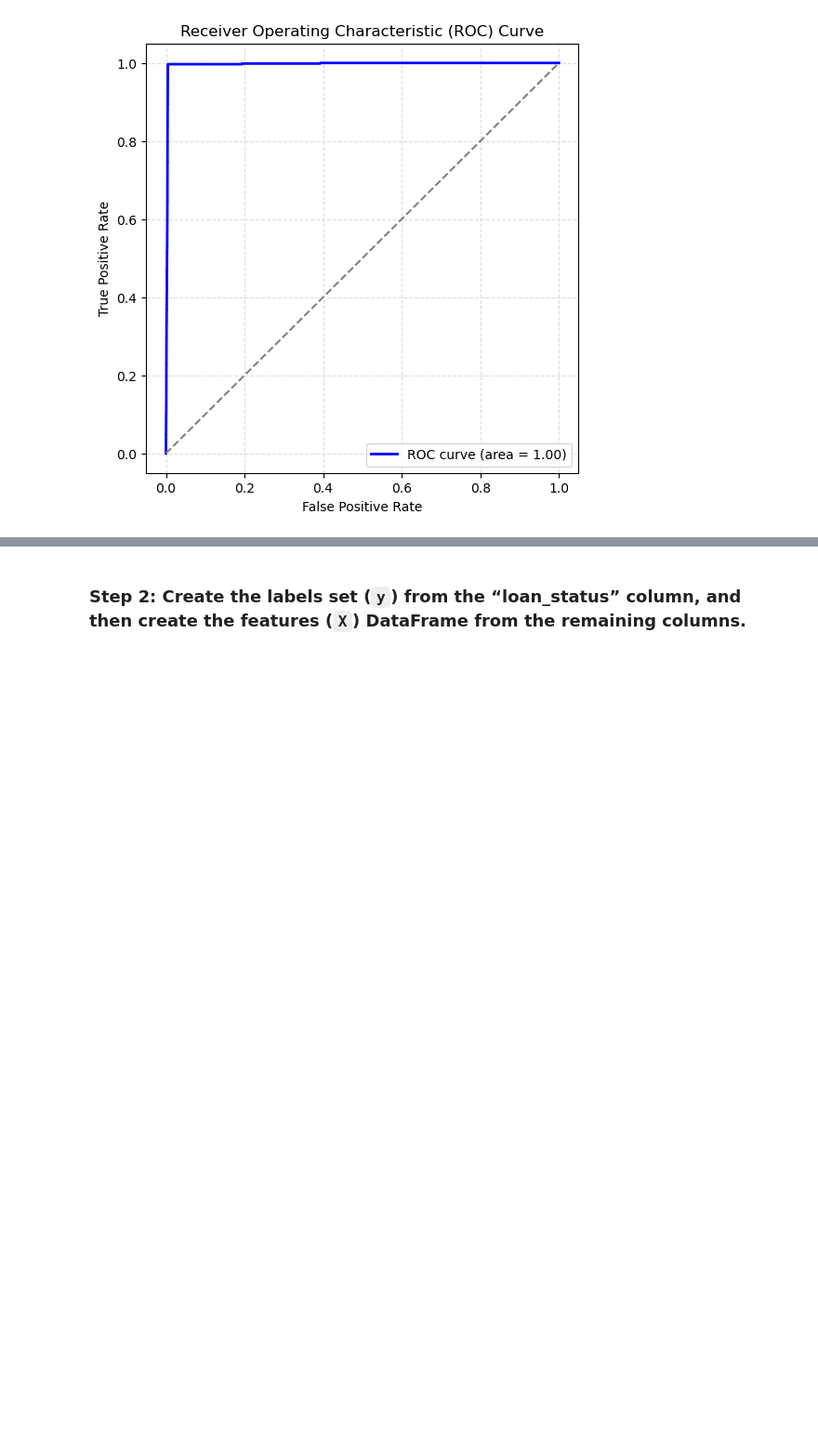
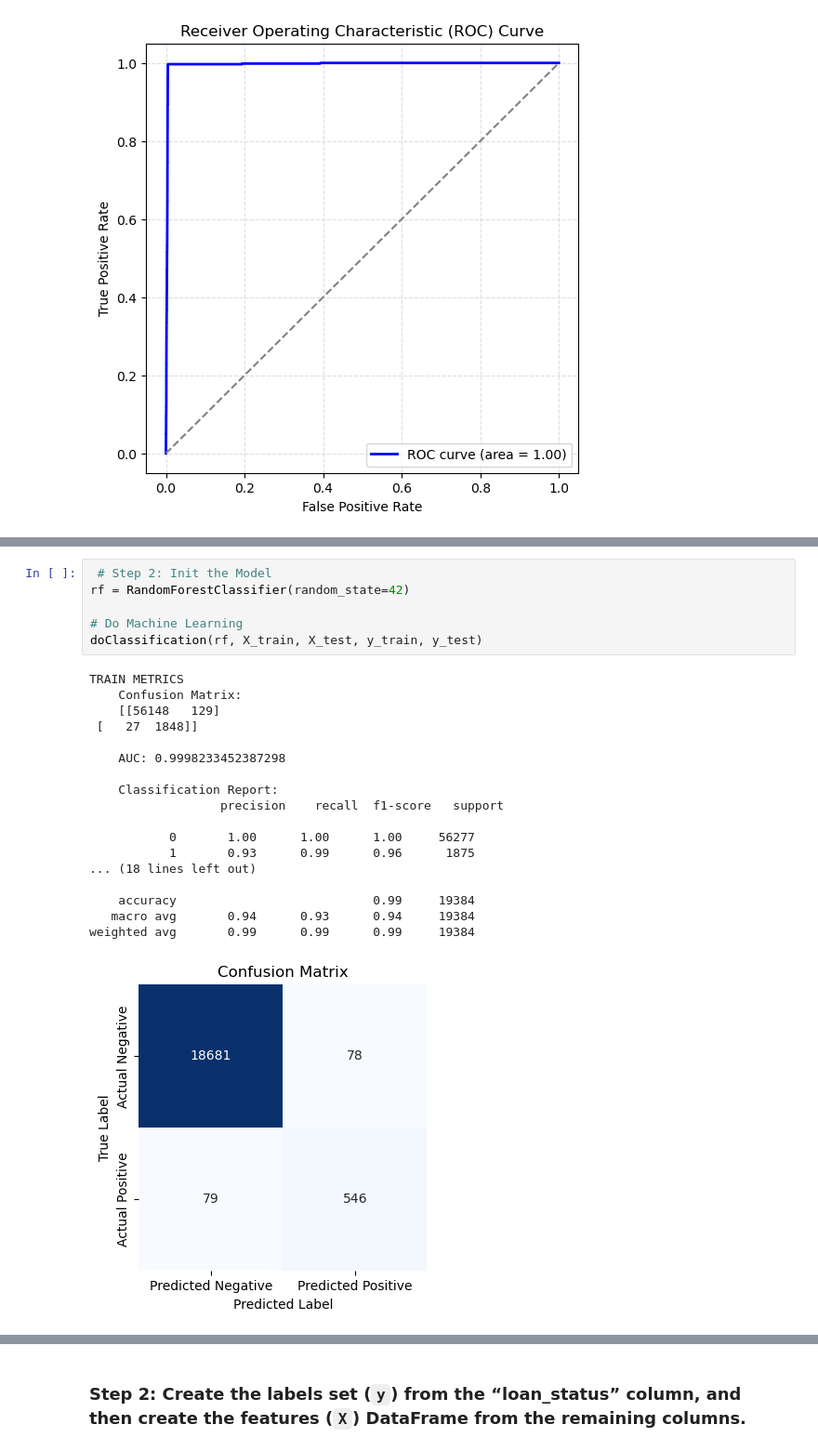
Before and after one commit to ajmonte0920/20_da_sep2024_hw_20_credit-risk-classification, a Jupyter notebook: Credit_Risk/credit_risk_classification.ipynb, the cells around one changed output, grey strips where cells are left out. Shown: that part at 93% size. Drawn from its saved outputs; the diff is of its cells as text; blank space fills up the shorter version.

```diff
--- a/Credit_Risk/credit_risk_classification.ipynb
+++ b/Credit_Risk/credit_risk_classification.ipynb
@@ -286,0 +313,25 @@ weighted avg       1.00      0.99      0.99     19384
+# %%
+ # Step 2: Init the Model
+rf = RandomForestClassifier(random_state=42)
+
+# Do Machine Learning
+doClassification(rf, X_train, X_test, y_train, y_test)
+# %% [output]
+TRAIN METRICS
+    Confusion Matrix:
+    [[56148   129]
+ [   27  1848]]
+
+    AUC: 0.9998233452387298
+
+    Classification Report:
+                  precision    recall  f1-score   support
+
+           0       1.00      1.00      1.00     56277
+           1       0.93      0.99      0.96      1875
+... (18 lines left out)
+
+    accuracy                           0.99     19384
+   macro avg       0.94      0.93      0.94     19384
+weighted avg       0.99      0.99      0.99     19384
+[figure, added]
```
Also changed, not shown: parts of 3 cells of this notebook.
